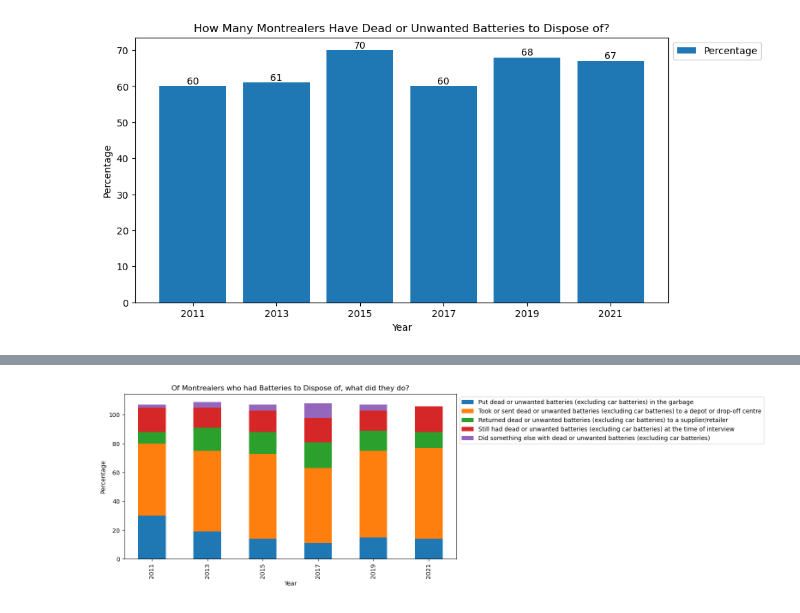
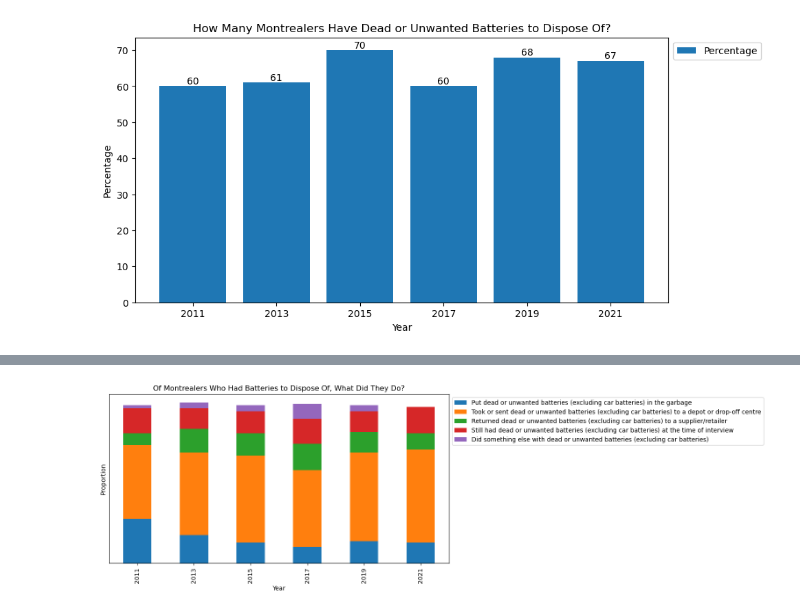
Before and after one commit to BlackSound1/SUST601-Project, a Jupyter notebook: hazardous_waste.ipynb, the cells around one changed output, grey strips where cells are left out. Cells and saved outputs as stored; diff of their text form; code cells hidden in the pictures.

Commit message:
Improved hazardous waste charts

```diff
--- a/hazardous_waste.ipynb
+++ b/hazardous_waste.ipynb
@@ -208,13 +208,14 @@ rest_of_data
 | 6 | 2021 | 14.0 | 63.0 | 11.0 | 18.0 | ... |
 # %%
 # Plot the stacked bar chart
-rest_of_data.plot(x='Year', kind='bar', stacked=True, figsize=(10, 5), title="Of Montrealers who had Batteries to Dispose of, what did they do?")
+rest_of_data.plot(x='Year', kind='bar', stacked=True, figsize=(10, 5), title="Of Montrealers Who Had Batteries to Dispose Of, What Did They Do?")
 
 # Set metadata
-plt.ylabel('Percentage')
+plt.ylabel('Proportion')
+plt.yticks([])
 plt.legend(loc='upper left', bbox_to_anchor=(1.0, 1.0))
 
 # Save the plot
 plt.savefig(file_path / 'batteries_stacked_plot.png', bbox_inches='tight')
 # %% [output]
-[figure, old version]
+[figure, new version]
```
Also changed, not shown: parts of 1 cell of this notebook, 2 other files.
